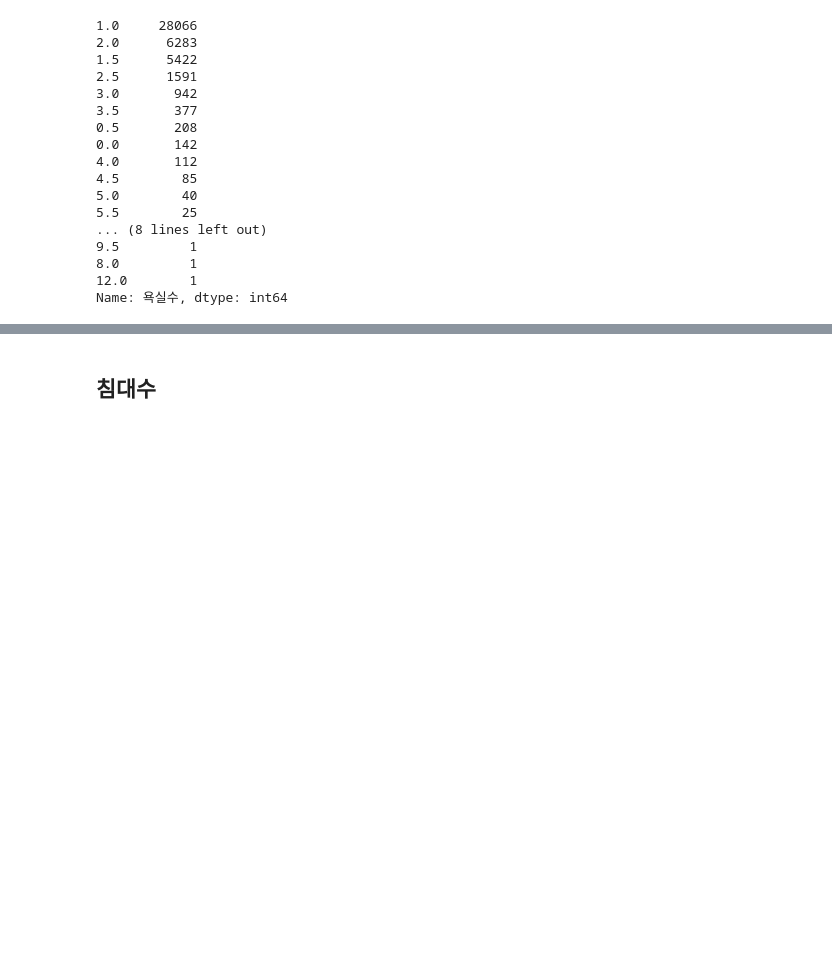
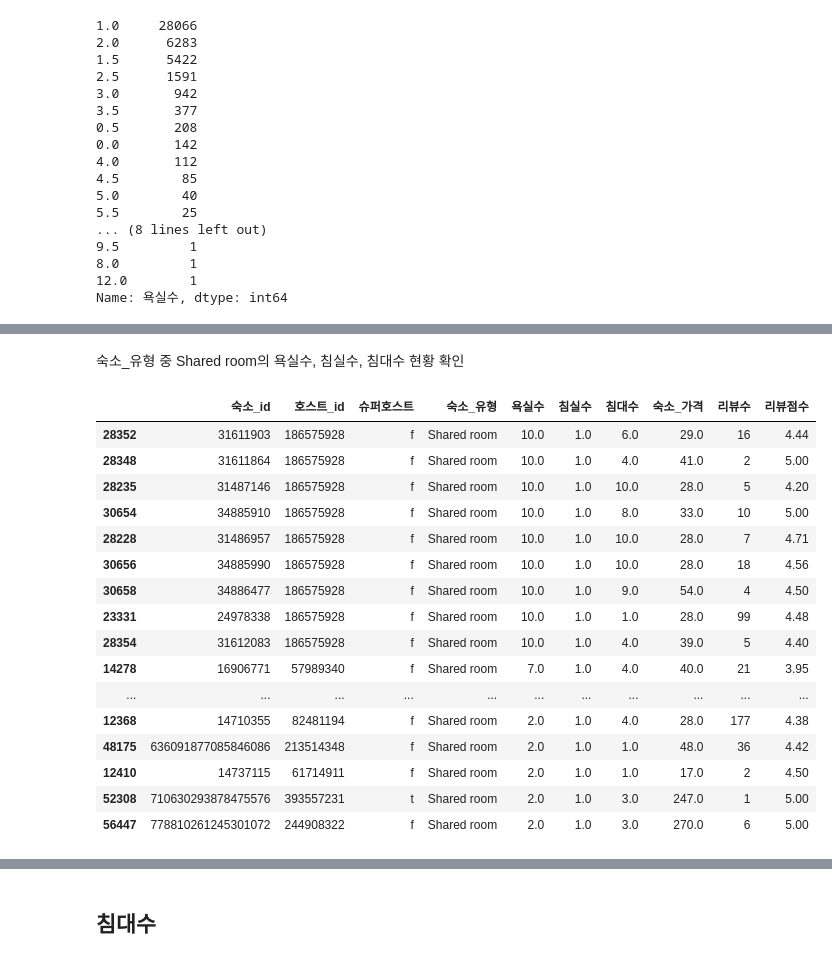
Before and after one commit to minseokpark6/WeeklyProject_Group3, a Jupyter notebook: Code/MinseokPark/가격_관계분석_런던.ipynb, the cells around one changed output, grey strips where cells are left out. Saved outputs shown, nothing was run; the diff lists cells and outputs as text; code cells hidden in the pictures; blank space fills up the shorter version.

Commit message:
욕실수 / 침대수 / 침실수  컬럼 이상치 처리 중(Shared Room 조회 중)

```diff
--- a/Code/MinseokPark/가격_관계분석_런던.ipynb
+++ b/Code/MinseokPark/가격_관계분석_런던.ipynb
@@ -733,0 +774,26 @@ fig.show()
+# %% [markdown]
+숙소_유형 중 Shared room의 욕실수, 침실수, 침대수 현황 확인
+# %%
+# 조건 생성
+condition_room_sharedroom = london_lists['숙소_유형'] == 'Shared room'
+
+# 데이터 조회
+london_lists[['숙소_id', '호스트_id', '슈퍼호스트', '숙소_유형', '욕실수', '침실수', '침대수', '숙소_가격','리뷰수', '리뷰점수']][condition_room_sharedroom].sort_values(by='욕실수', ascending=False)[:30]
+# %% [output]
+|  | 숙소_id | 호스트_id | 슈퍼호스트 | 숙소_유형 | 욕실수 | 침실수 | 침대수 | 숙소_가격 | 리뷰수 | 리뷰점수 |
+| 28352 | 31611903 | 186575928 | f | Shared room | 10.0 | 1.0 | 6.0 | 29.0 | 16 | 4.44 |
+| 28348 | 31611864 | 186575928 | f | Shared room | 10.0 | 1.0 | 4.0 | 41.0 | 2 | 5.00 |
+| 28235 | 31487146 | 186575928 | f | Shared room | 10.0 | 1.0 | 10.0 | 28.0 | 5 | 4.20 |
+| 30654 | 34885910 | 186575928 | f | Shared room | 10.0 | 1.0 | 8.0 | 33.0 | 10 | 5.00 |
+| 28228 | 31486957 | 186575928 | f | Shared room | 10.0 | 1.0 | 10.0 | 28.0 | 7 | 4.71 |
+| 30656 | 34885990 | 186575928 | f | Shared room | 10.0 | 1.0 | 10.0 | 28.0 | 18 | 4.56 |
+| 30658 | 34886477 | 186575928 | f | Shared room | 10.0 | 1.0 | 9.0 | 54.0 | 4 | 4.50 |
+| 23331 | 24978338 | 186575928 | f | Shared room | 10.0 | 1.0 | 1.0 | 28.0 | 99 | 4.48 |
+| 28354 | 31612083 | 186575928 | f | Shared room | 10.0 | 1.0 | 4.0 | 39.0 | 5 | 4.40 |
+| 14278 | 16906771 | 57989340 | f | Shared room | 7.0 | 1.0 | 4.0 | 40.0 | 21 | 3.95 |
+| ... | ... | ... | ... | ... | ... | ... | ... | ... | ... | ... |
+| 12368 | 14710355 | 82481194 | f | Shared room | 2.0 | 1.0 | 4.0 | 28.0 | 177 | 4.38 |
+| 48175 | 636091877085846086 | 213514348 | f | Shared room | 2.0 | 1.0 | 1.0 | 48.0 | 36 | 4.42 |
+| 12410 | 14737115 | 61714911 | f | Shared room | 2.0 | 1.0 | 1.0 | 17.0 | 2 | 4.50 |
+| 52308 | 710630293878475576 | 393557231 | t | Shared room | 2.0 | 1.0 | 3.0 | 247.0 | 1 | 5.00 |
+| 56447 | 778810261245301072 | 244908322 | f | Shared room | 2.0 | 1.0 | 3.0 | 270.0 | 6 | 5.00 |
```
Also changed, not shown: parts of 7 cells of this notebook.
